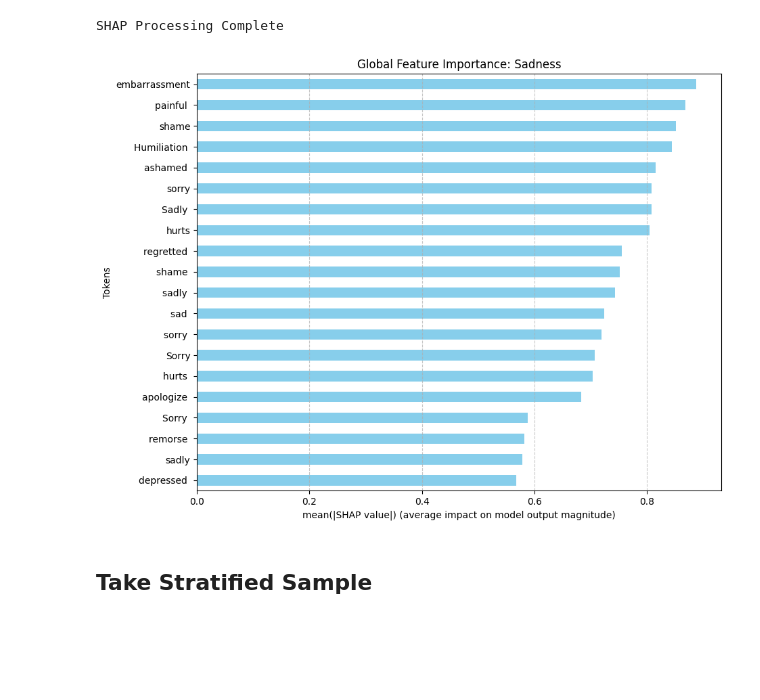
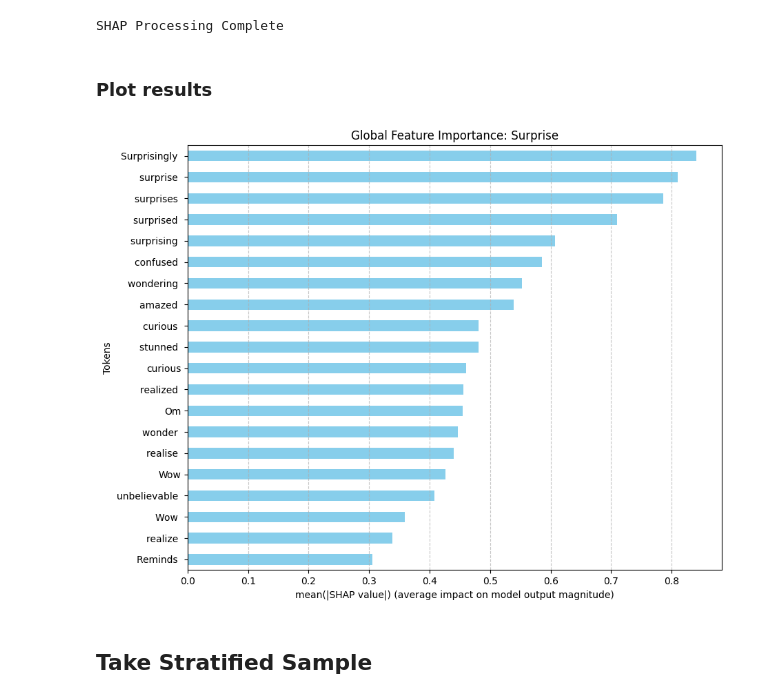
Before and after one commit to BERTsBagels/IMCS3020U_Project_EmotionClassification_Interpretability, a Jupyter notebook: notebooks/SHAP.ipynb, the cells around one changed output. Saved outputs shown, nothing was run; the diff lists cells and outputs as text; code cells hidden in the pictures; blank space fills up the shorter version.

```diff
--- a/notebooks/SHAP.ipynb
+++ b/notebooks/SHAP.ipynb
@@ -462,40 +462,42 @@ global_shap_values = shap.Explanation(
 print("SHAP Processing Complete")
 # %% [output]
 SHAP Processing Complete
+# %% [markdown]
+### Plot results ###
 # %%
 import matplotlib.pyplot as plt
 
-target_idx = 4
+target_idx = 5
 
 all_words = []
 all_impacts = []
 
 for i in range(len(global_shap_values)):
 
     tokens = global_shap_values.data[i]
 
     values = global_shap_values.values[i][:, target_idx]
 
     all_words.extend(tokens)
     all_impacts.extend(values)
 
 df_importance = pd.DataFrame({'word': all_words, 'impact': all_impacts})
 
 global_scores = df_importance.groupby('word')['impact'].apply(lambda x: np.mean(np.abs(x))).sort_values(ascending=False)
 
 special_tokens = ['[CLS]', '[SEP]', '', ' ', ' ', '[PAD]']
 global_scores = global_scores[~global_scores.index.isin(special_tokens)]
 
 top_n = 20
 plt.figure(figsize=(10, 8))
 global_scores.head(top_n).plot(kind='barh', color='skyblue').invert_yaxis()
 plt.title(f"Global Feature Importance: {ekman_groups[target_idx].capitalize()}")
 plt.xlabel("mean(|SHAP value|) (average impact on model output magnitude)")
 plt.ylabel("Tokens")
 plt.grid(axis='x', linestyle='--', alpha=0.7)
 plt.show()
 # %% [output]
-[figure, old version]
+[figure, new version]
 # %% [markdown]
 ## Take Stratified Sample ##
 # %%
```
Also changed, not shown: parts of 2 cells of this notebook, 1 other file.
